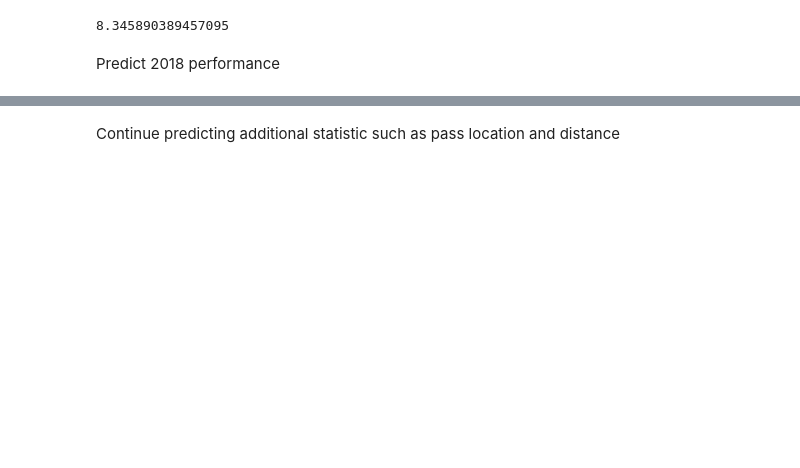
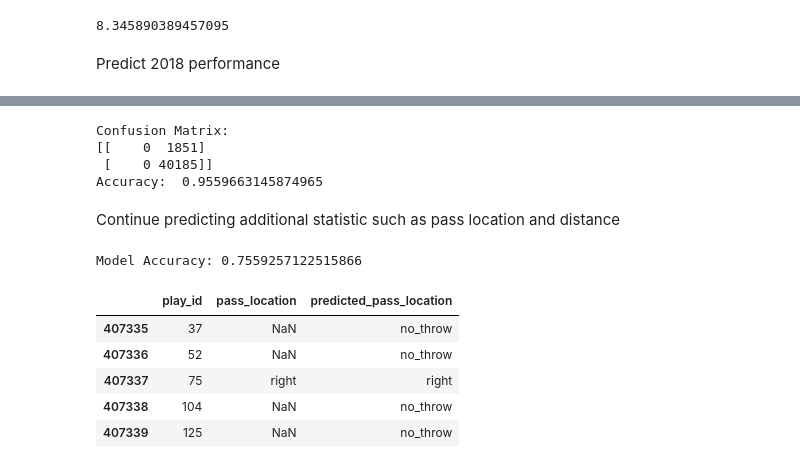
Before and after one commit to brandonliu12/nfl-qb-prediction, a Jupyter notebook: Project_4.ipynb, the cells around one changed output, grey strips where cells are left out. Saved outputs shown, nothing was run; the diff lists cells and outputs as text; code cells hidden in the pictures; blank space fills up the shorter version.

```diff
--- a/Project_4.ipynb
+++ b/Project_4.ipynb
@@ -190,2 +175,71 @@ See the caveats in the documentation: https://pandas.pydata.org/pandas-docs/stab
+# %%
+from sklearn.metrics import confusion_matrix, accuracy_score
+
+# Assuming y_true and y_pred are your true and predicted labels respectively
+y_true = predicted_df['pass_distance_type']
+y_pred = predicted_df['predicted_pass_distance_type']
+
+confusion_mat = confusion_matrix(y_true, y_pred)
+print("Confusion Matrix:")
+print(confusion_mat)
+
+accuracy = accuracy_score(y_true, y_pred)
+print("Accuracy: ", accuracy)
+# %% [output]
+Confusion Matrix:
+[[    0  1851]
+ [    0 40185]]
+Accuracy:  0.9559663145874965
 # %% [markdown]
 Continue predicting additional statistic such as pass location and distance
+# %%
+from sklearn.preprocessing import LabelEncoder
+from sklearn.model_selection import train_test_split
+from sklearn.ensemble import RandomForestClassifier
+from sklearn.metrics import accuracy_score, confusion_matrix, classification_report
+from sklearn.exceptions import NotFittedError
+
+# Define target variable for pass location
+
+target_pass_location = df_selected['pass_location']
+
+# Define features for pass location
+features_pass_location = df_combined.drop(['pass_location_left', 'pass_location_middle', 'pass_location_right', 'pass_location_no_throw'], axis=1)
+
+# Split the data into train and test sets for pass location
+X_train_loc, X_test_loc, y_train_loc, y_test_loc = train_test_split(features_pass_location, target_pass_location, test_size=0.2, random_state=42)
+
+# Create a random forest classifier object
+random_forest_classifier = RandomForestClassifier(random_state=42, n_estimators=100)
+
+# Train the classifier model using the training sets
+random_forest_classifier.fit(X_train_loc, y_train_loc)
+
+# Make predictions using the testing set
+y_pred_loc = random_forest_classifier.predict(X_test_loc)
+
+# Compute Accuracy
+accuracy = accuracy_score(y_test_loc, y_pred_loc)
+
+print(f"Model Accuracy: {accuracy}")
+
+# Separate the features from the target variable in df_2018 for pass location
+features_2018_loc = df_combined_2018.drop(['pass_location_left', 'pass_location_middle', 'pass_location_right', 'play_id'], axis=1)
+
+# Use the trained classifier to predict 'pass_location' for df_2018
+predictions_2018_loc = random_forest_classifier.predict(features_2018_loc)
+
+# Create a dataframe for predicted pass location
+pass_location_predicted_df = df_2018[['play_id']].copy()
+pass_location_predicted_df['pass_location'] = df_selected_2018['pass_location']
+pass_location_predicted_df['predicted_pass_location'] = predictions_2018_loc
+
+pass_location_predicted_df.head()
+# %% [output]
+Model Accuracy: 0.7559257122515866
+|  | play_id | pass_location | predicted_pass_location |
+| 407335 | 37 | NaN | no_throw |
+| 407336 | 52 | NaN | no_throw |
+| 407337 | 75 | right | right |
+| 407338 | 104 | NaN | no_throw |
+| 407339 | 125 | NaN | no_throw |
```
Also changed, not shown: parts of 7 cells of this notebook.
